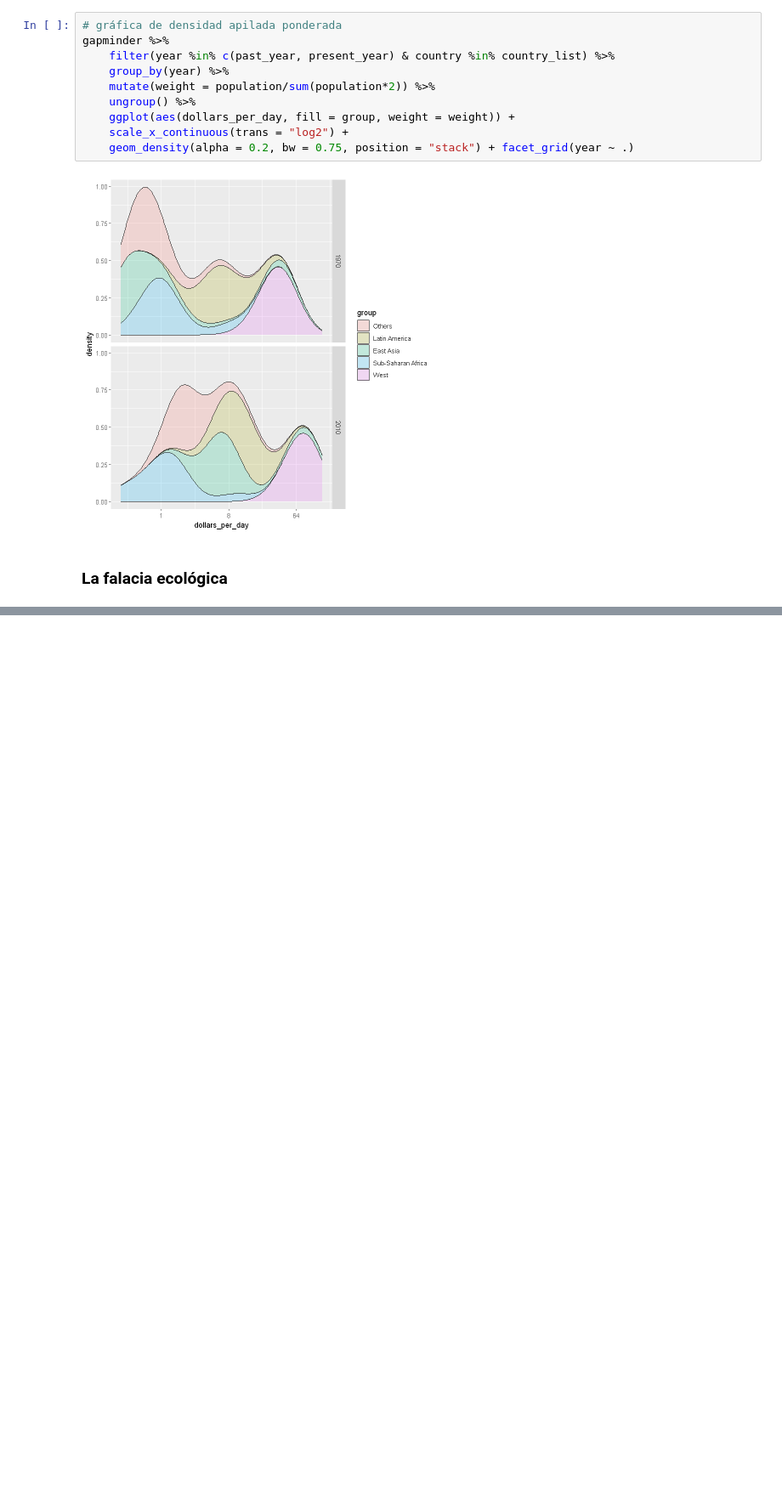
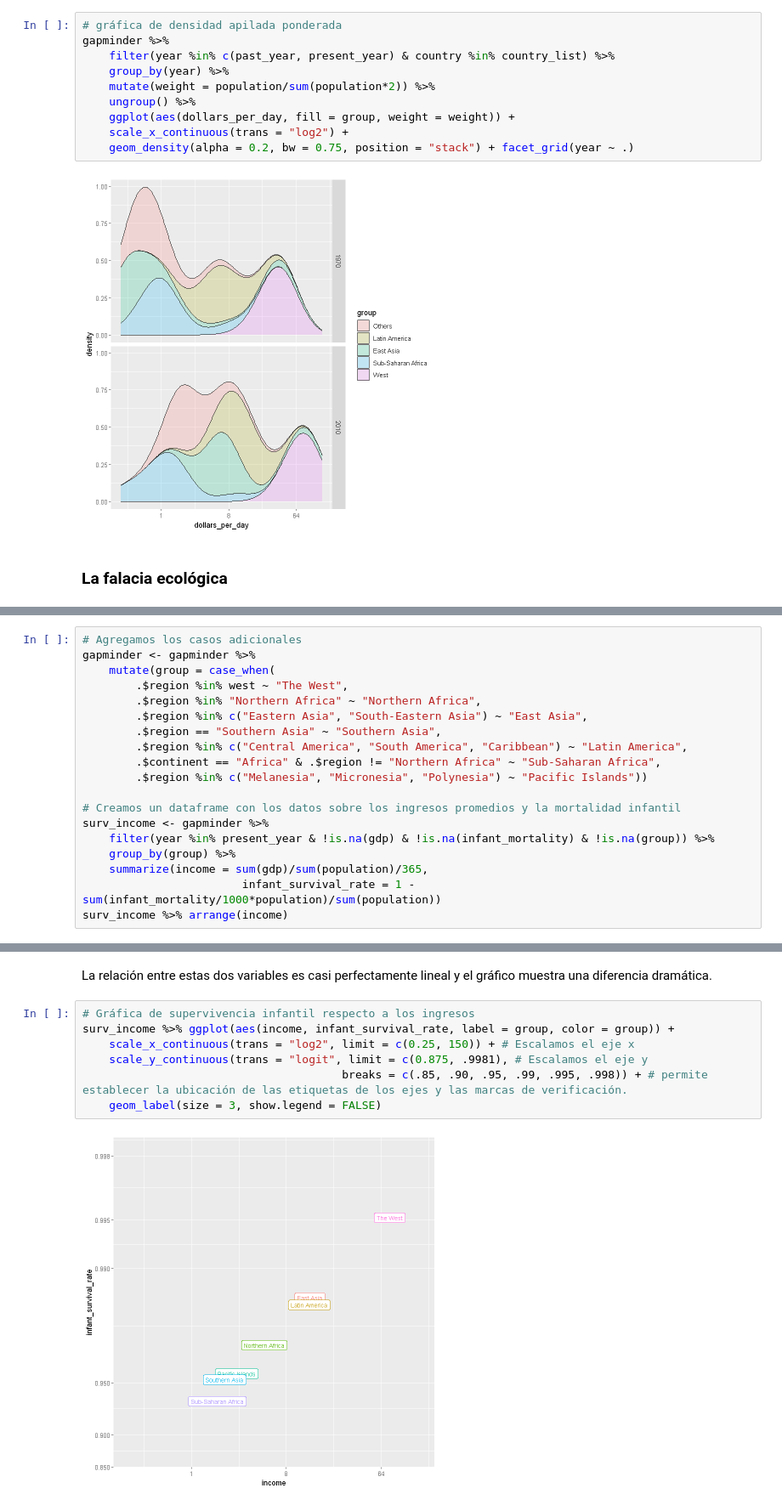
Before and after one commit to RaymundoSGlz/Data-Visualization, a Jupyter notebook: Gapminder.ipynb, the cells around one changed output, grey strips where cells are left out. Shown at 85% size. Cells and saved outputs as stored; diff of their text form; blank space fills up the shorter version.

```diff
--- a/Gapminder.ipynb
+++ b/Gapminder.ipynb
@@ -491,0 +494,19 @@ gapminder %>%
+# %%
+# Agregamos los casos adicionales
+gapminder <- gapminder %>%
+    mutate(group = case_when(
+        .$region %in% west ~ "The West",
+        .$region %in% "Northern Africa" ~ "Northern Africa",
+        .$region %in% c("Eastern Asia", "South-Eastern Asia") ~ "East Asia",
+        .$region == "Southern Asia" ~ "Southern Asia",
+        .$region %in% c("Central America", "South America", "Caribbean") ~ "Latin America",
+        .$continent == "Africa" & .$region != "Northern Africa" ~ "Sub-Saharan Africa",
+        .$region %in% c("Melanesia", "Micronesia", "Polynesia") ~ "Pacific Islands"))
+
+# Creamos un dataframe con los datos sobre los ingresos promedios y la mortalidad infantil
+surv_income <- gapminder %>%
+    filter(year %in% present_year & !is.na(gdp) & !is.na(infant_mortality) & !is.na(group)) %>%
+    group_by(group) %>%
+    summarize(income = sum(gdp)/sum(population)/365,
+                        infant_survival_rate = 1 - sum(infant_mortality/1000*population)/sum(population))
+surv_income %>% arrange(income)
@@ -491,0 +524,11 @@ gapminder %>%
+# %% [markdown]
+La relación entre estas dos variables es casi perfectamente lineal y el gráfico muestra una diferencia dramática.
+# %%
+# Gráfica de supervivencia infantil respecto a los ingresos
+surv_income %>% ggplot(aes(income, infant_survival_rate, label = group, color = group)) +
+    scale_x_continuous(trans = "log2", limit = c(0.25, 150)) + # Escalamos el eje x
+    scale_y_continuous(trans = "logit", limit = c(0.875, .9981), # Escalamos el eje y
+                                       breaks = c(.85, .90, .95, .99, .995, .998)) + # permite establecer la ubicación de las etiquetas de los ejes y las marcas de verificación.
+    geom_label(size = 3, show.legend = FALSE)
+# %% [output]
+[figure, added]
```
Also changed, not shown: parts of 34 cells of this notebook, 14 other files.
